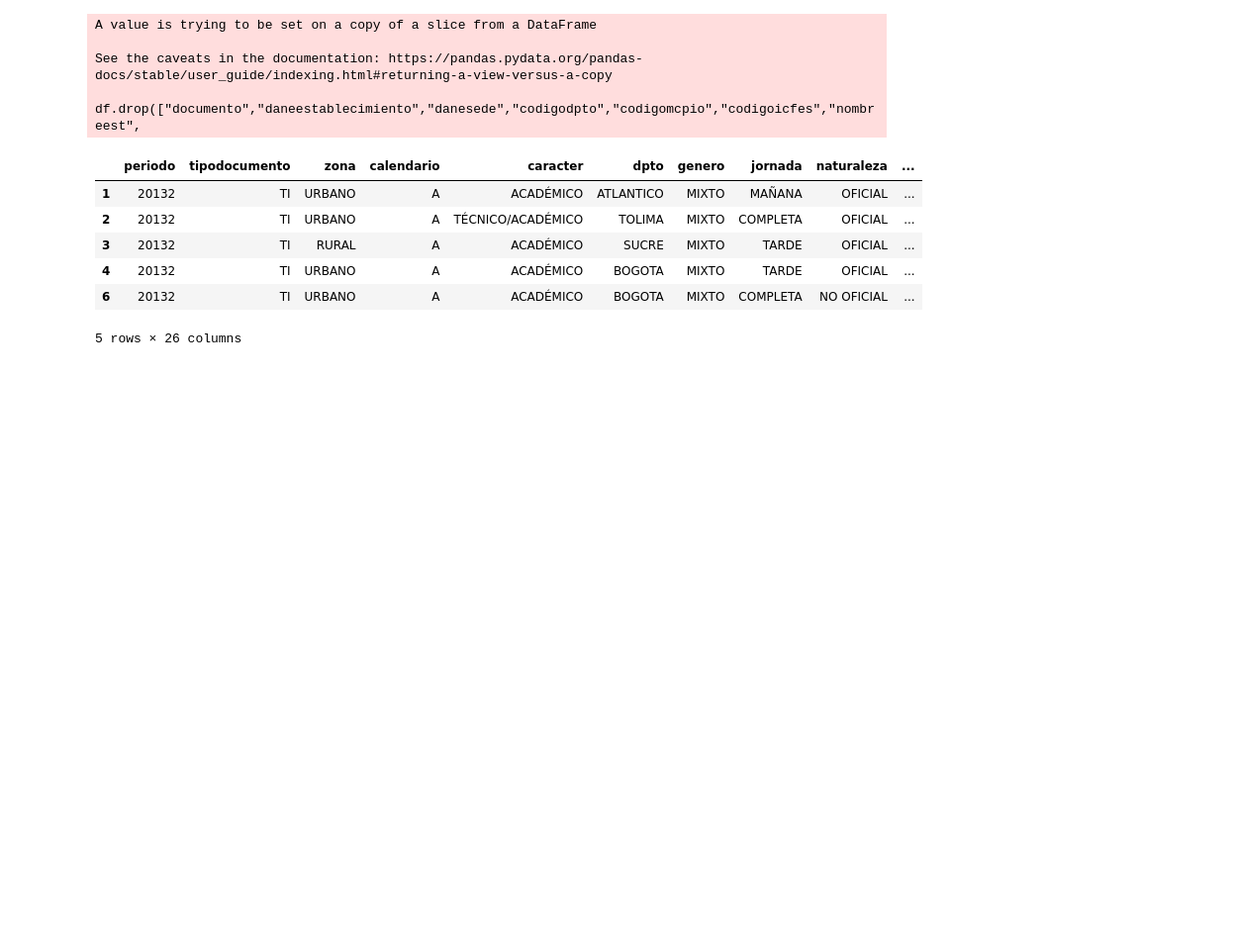
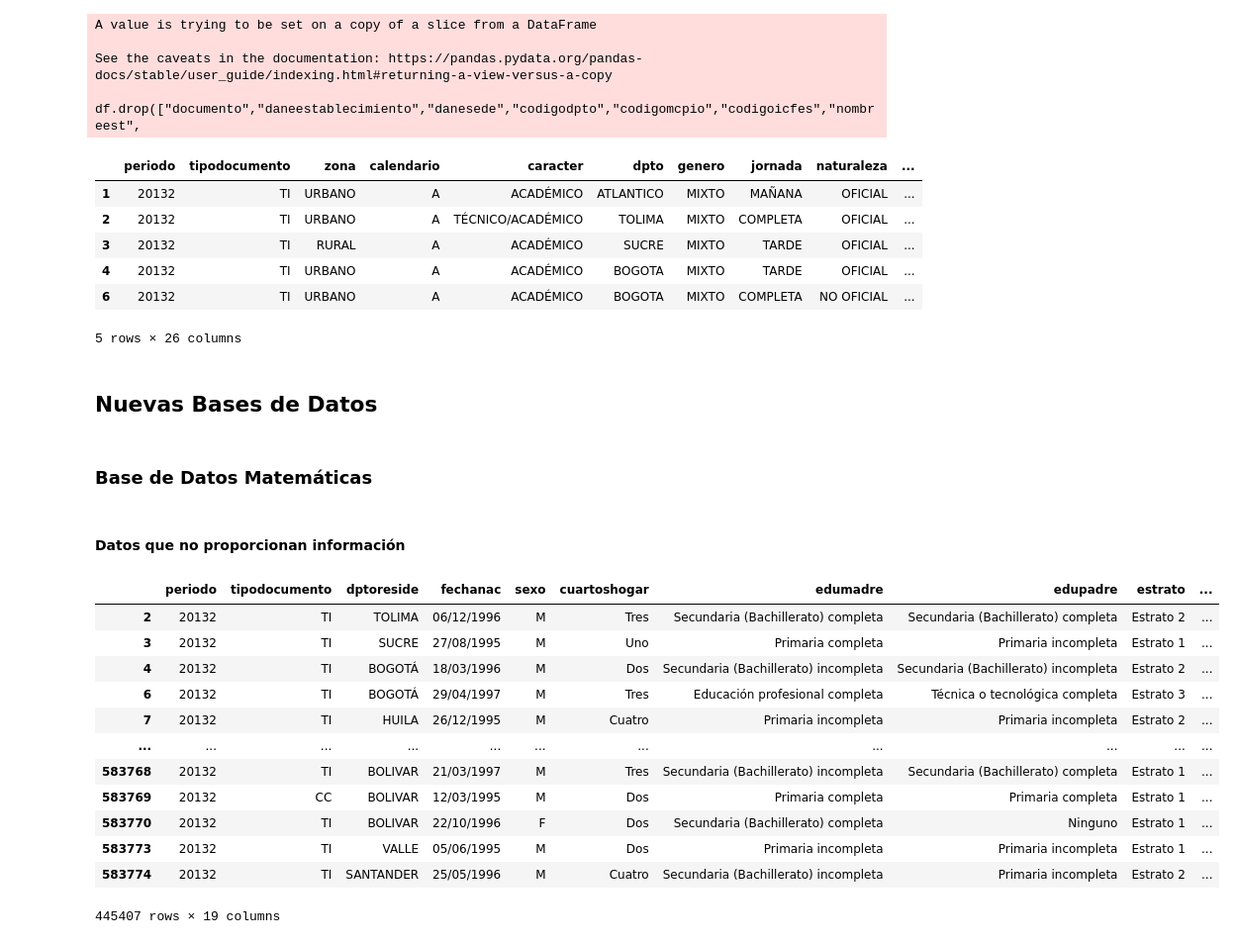
Before and after one commit to levium1029/Proyecto-2, a Jupyter notebook: main.ipynb, the cells around one changed output. Shown: that part at 99% size. Saved outputs shown, nothing was run; the diff lists cells and outputs as text; code cells hidden in the pictures; blank space fills up the shorter version.

```diff
--- a/main.ipynb
+++ b/main.ipynb
@@ -188,3 +188,32 @@ See the caveats in the documentation: https://pandas.pydata.org/pandas-docs/stab
 | 4 | 20132 | TI | URBANO | A | ACADÉMICO | BOGOTA | MIXTO | TARDE | OFICIAL | ... |
 | 6 | 20132 | TI | URBANO | A | ACADÉMICO | BOGOTA | MIXTO | COMPLETA | NO OFICIAL | ... |
 5 rows × 26 columns
+# %% [markdown]
+## Nuevas Bases de Datos
+# %% [markdown]
+### Base de Datos Matemáticas
+# %%
+df_Mate = df.copy()
+df_Mate.drop(["zona","calendario","caracter","dpto","genero","jornada","naturaleza"],axis=1, inplace=True)
+df_Mate = df_Mate.dropna()
+# %% [markdown]
+#### Datos que no proporcionan información
+# %%
+df_Mate = df_Mate[df_Mate["edumadre"] != "No sabe"]
+df_Mate = df_Mate[df_Mate["edupadre"] != "No sabe"]
+df_Mate = df_Mate.dropna()
+df_Mate
+# %% [output]
+|  | periodo | tipodocumento | dptoreside | fechanac | sexo | cuartoshogar | edumadre | edupadre | estrato | ... |
+| 2 | 20132 | TI | TOLIMA | 06/12/1996 | M | Tres | Secundaria (Bachillerato) completa | Secundaria (Bachillerato) completa | Estrato 2 | ... |
+| 3 | 20132 | TI | SUCRE | 27/08/1995 | M | Uno | Primaria completa | Primaria incompleta | Estrato 1 | ... |
+| 4 | 20132 | TI | BOGOTÁ | 18/03/1996 | M | Dos | Secundaria (Bachillerato) incompleta | Secundaria (Bachillerato) incompleta | Estrato 2 | ... |
+| 6 | 20132 | TI | BOGOTÁ | 29/04/1997 | M | Tres | Educación profesional completa | Técnica o tecnológica completa | Estrato 3 | ... |
+| 7 | 20132 | TI | HUILA | 26/12/1995 | M | Cuatro | Primaria incompleta | Primaria incompleta | Estrato 2 | ... |
+| ... | ... | ... | ... | ... | ... | ... | ... | ... | ... | ... |
+| 583768 | 20132 | TI | BOLIVAR | 21/03/1997 | M | Tres | Secundaria (Bachillerato) incompleta | Secundaria (Bachillerato) completa | Estrato 1 | ... |
+| 583769 | 20132 | CC | BOLIVAR | 12/03/1995 | M | Dos | Primaria completa | Primaria completa | Estrato 1 | ... |
+| 583770 | 20132 | TI | BOLIVAR | 22/10/1996 | F | Dos | Secundaria (Bachillerato) completa | Ninguno | Estrato 1 | ... |
+| 583773 | 20132 | TI | VALLE | 05/06/1995 | M | Dos | Primaria incompleta | Primaria incompleta | Estrato 1 | ... |
+| 583774 | 20132 | TI | SANTANDER | 25/05/1996 | M | Cuatro | Secundaria (Bachillerato) incompleta | Primaria incompleta | Estrato 2 | ... |
+445407 rows × 19 columns
```
Also changed, not shown: parts of 9 cells of this notebook.
